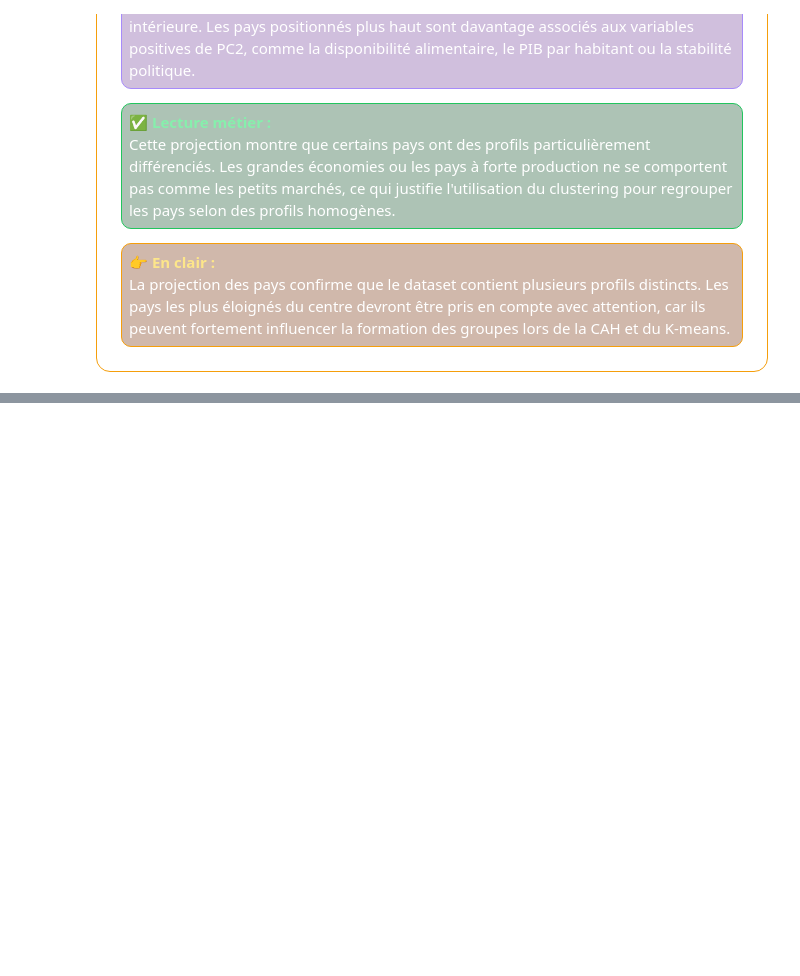
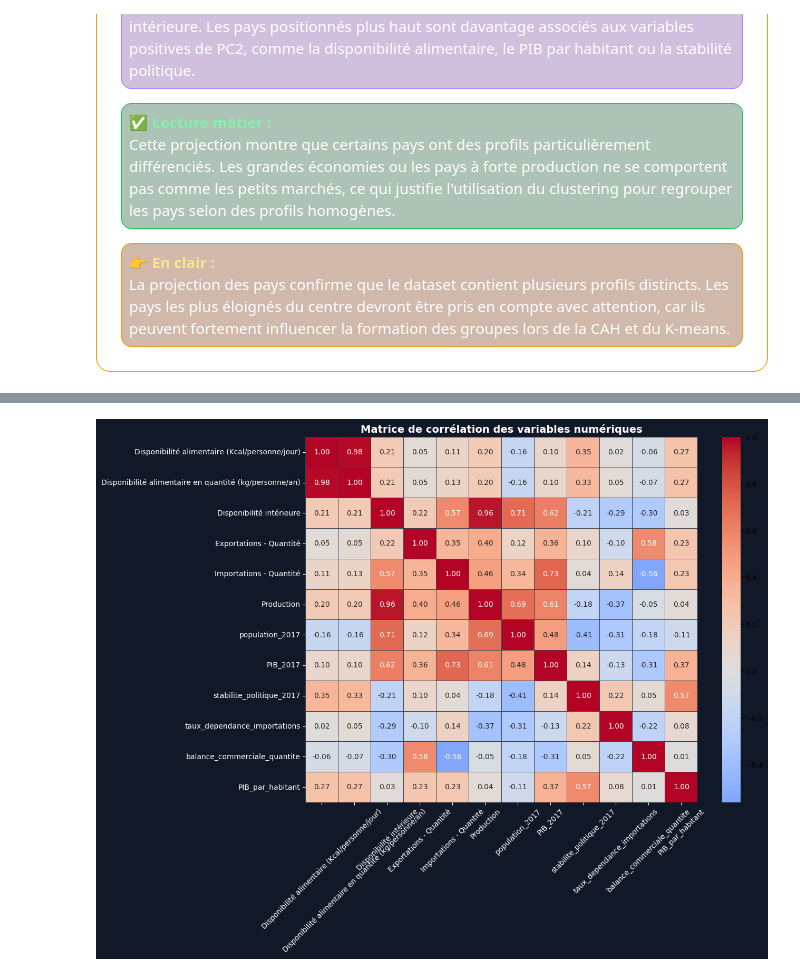
Before and after one commit to Stephane-OC/la-poule-qui-chante-market-study, a Jupyter notebook: ACP_clustering.ipynb, the cells around one changed output, grey strips where cells are left out. Saved outputs shown, nothing was run; the diff lists cells and outputs as text; code cells hidden in the pictures; blank space fills up the shorter version.

```diff
--- a/ACP_clustering.ipynb
+++ b/ACP_clustering.ipynb
@@ -1811,3 +2027,9 @@ display(
     <span>4.2 • Corrélations entre variables</span>
   </h3>
 </div>
+# %%
+# Calcul de la matrice de corrélation entre les variables numériques
+# Cette étape permet d'identifier les relations directes entre les variables du dataset
+matrice_correlation = X.corr()
+
+display(matrice_correlation)
@@ -1813,0 +2050,29 @@ display(
+# %%
+# Visualisation des corrélations entre variables
+# Les valeurs proches de 1 indiquent une corrélation positive forte
+# Les valeurs proches de -1 indiquent une corrélation négative forte
+fig, ax = plt.subplots(figsize=(12, 9))
+
+fig.patch.set_facecolor("#111827")
+ax.set_facecolor("#111827")
+
+sns.heatmap(
+    matrice_correlation,
+    annot=True,
+    fmt=".2f",
+    cmap="coolwarm",
+    center=0,
+    linewidths=0.5,
+    linecolor="#374151",
+    cbar=True,
+    ax=ax
+)
+
+ax.set_title("Matrice de corrélation des variables numériques", color="white", fontsize=14, fontweight="bold")
+
+ax.tick_params(axis="x", colors="white", rotation=45)
+ax.tick_params(axis="y", colors="white")
+
+plt.show()
+# %% [output]
+[figure, added]
```
Also changed, not shown: parts of 18 cells of this notebook, 1 other file.
